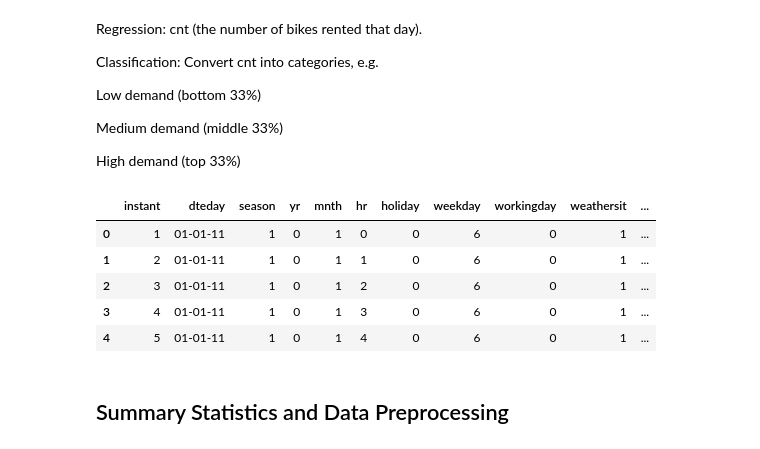
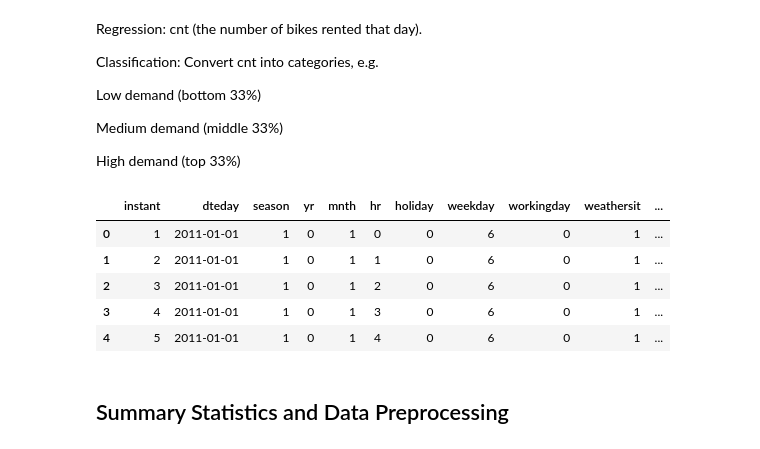
Before and after one commit to tramplingh/Machine-Learning-Projects, a Jupyter notebook: bikeSharing/jupyter.ipynb, the cells around one changed output. Saved outputs shown, nothing was run; the diff lists cells and outputs as text; code cells hidden in the pictures.

```diff
--- a/bikeSharing/jupyter.ipynb
+++ b/bikeSharing/jupyter.ipynb
@@ -14,16 +14,16 @@ import pandas as pd
 import matplotlib.pyplot as plt
 import seaborn as sns
 # %%
-url = "https://raw.githubusercontent.com/tramplingh/Machine-Learning-Projects/main/ensemble-training/bikeSharing.csv"
+url = "https://raw.githubusercontent.com/tramplingh/Machine-Learning-Projects/refs/heads/main/bikeSharing/bikeSharing.csv"
 df = pd.read_csv(url)
 df.head()
 # %% [output]
 |  | instant | dteday | season | yr | mnth | hr | holiday | weekday | workingday | weathersit | ... |
-| 0 | 1 | 01-01-11 | 1 | 0 | 1 | 0 | 0 | 6 | 0 | 1 | ... |
-| 1 | 2 | 01-01-11 | 1 | 0 | 1 | 1 | 0 | 6 | 0 | 1 | ... |
-| 2 | 3 | 01-01-11 | 1 | 0 | 1 | 2 | 0 | 6 | 0 | 1 | ... |
-| 3 | 4 | 01-01-11 | 1 | 0 | 1 | 3 | 0 | 6 | 0 | 1 | ... |
-| 4 | 5 | 01-01-11 | 1 | 0 | 1 | 4 | 0 | 6 | 0 | 1 | ... |
+| 0 | 1 | 2011-01-01 | 1 | 0 | 1 | 0 | 0 | 6 | 0 | 1 | ... |
+| 1 | 2 | 2011-01-01 | 1 | 0 | 1 | 1 | 0 | 6 | 0 | 1 | ... |
+| 2 | 3 | 2011-01-01 | 1 | 0 | 1 | 2 | 0 | 6 | 0 | 1 | ... |
+| 3 | 4 | 2011-01-01 | 1 | 0 | 1 | 3 | 0 | 6 | 0 | 1 | ... |
+| 4 | 5 | 2011-01-01 | 1 | 0 | 1 | 4 | 0 | 6 | 0 | 1 | ... |
 # %% [markdown]
 ## Summary Statistics and Data Preprocessing
 # %%
```
Also changed, not shown: parts of 5 cells of this notebook.
